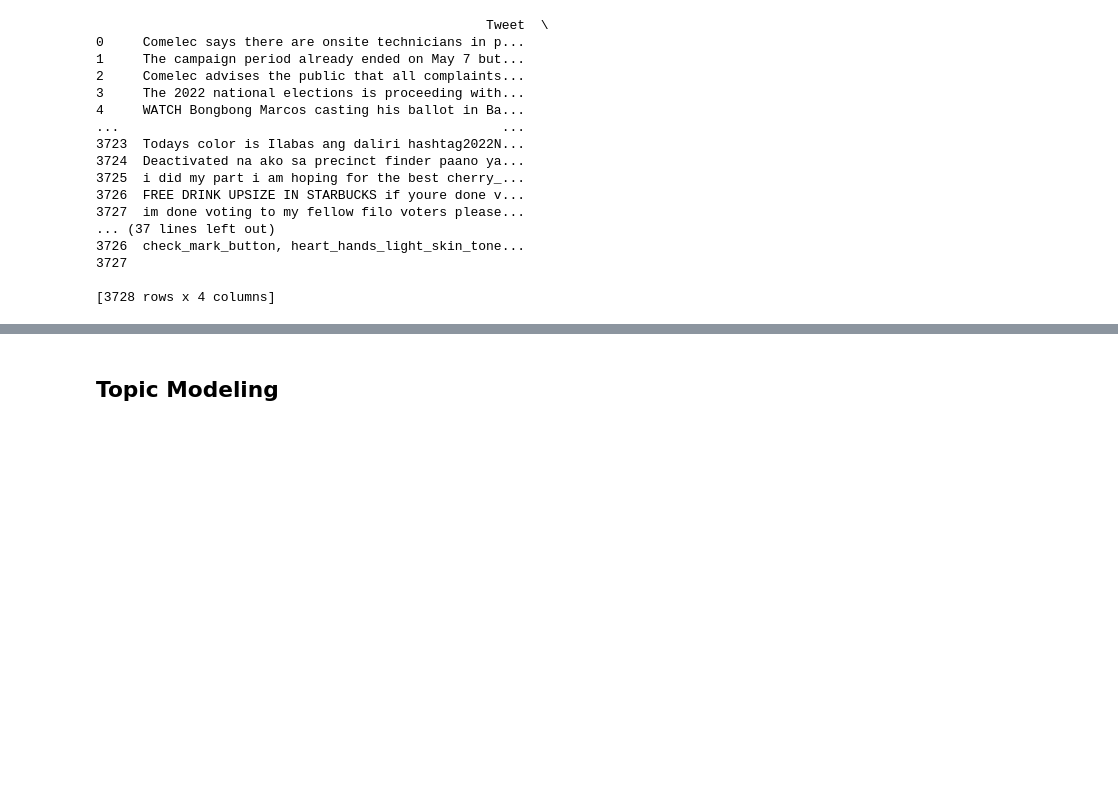
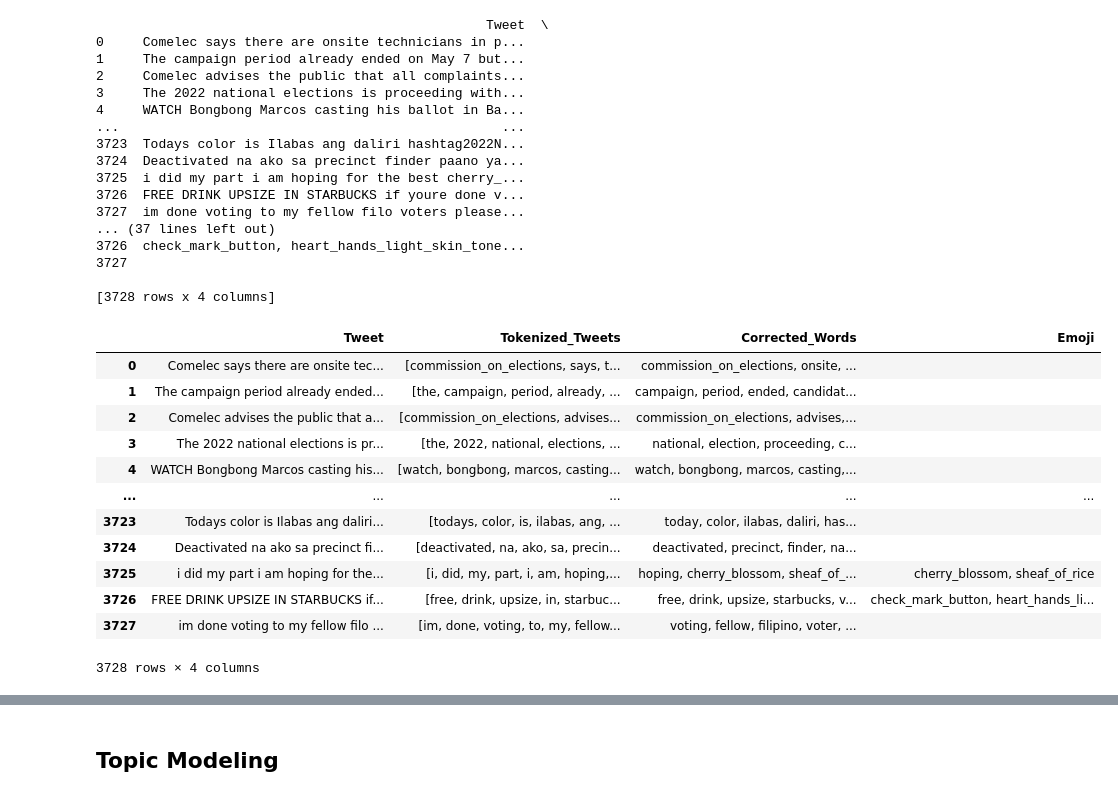
Before and after one commit to julscast/Thesis_2, a Jupyter notebook: DuringElection.ipynb, the cells around one changed output, grey strips where cells are left out. Cells and saved outputs as stored; diff of their text form; code cells hidden in the pictures; blank space fills up the shorter version.

```diff
--- a/DuringElection.ipynb
+++ b/DuringElection.ipynb
@@ -594,6 +604,24 @@ print(dataset)
 3727
 
 [3728 rows x 4 columns]
+# %%
+#Remove whitespaces from Corrected Words Column in preparation for Topic Modeling
+dataset['Corrected_Words'] = dataset['Corrected_Words'].str.strip()
+dataset
+# %% [output]
+|  | Tweet | Tokenized_Tweets | Corrected_Words | Emoji |
+| 0 | Comelec says there are onsite tec... | [commission_on_elections, says, t... | commission_on_elections, onsite, ... |  |
+| 1 | The campaign period already ended... | [the, campaign, period, already, ... | campaign, period, ended, candidat... |  |
+| 2 | Comelec advises the public that a... | [commission_on_elections, advises... | commission_on_elections, advises,... |  |
+| 3 | The 2022 national elections is pr... | [the, 2022, national, elections, ... | national, election, proceeding, c... |  |
+| 4 | WATCH Bongbong Marcos casting his... | [watch, bongbong, marcos, casting... | watch, bongbong, marcos, casting,... |  |
+| ... | ... | ... | ... | ... |
+| 3723 | Todays color is Ilabas ang daliri... | [todays, color, is, ilabas, ang, ... | today, color, ilabas, daliri, has... |  |
+| 3724 | Deactivated na ako sa precinct fi... | [deactivated, na, ako, sa, precin... | deactivated, precinct, finder, na... |  |
+| 3725 | i did my part i am hoping for the... | [i, did, my, part, i, am, hoping,... | hoping, cherry_blossom, sheaf_of_... | cherry_blossom, sheaf_of_rice |
+| 3726 | FREE DRINK UPSIZE IN STARBUCKS if... | [free, drink, upsize, in, starbuc... | free, drink, upsize, starbucks, v... | check_mark_button, heart_hands_li... |
+| 3727 | im done voting to my fellow filo ... | [im, done, voting, to, my, fellow... | voting, fellow, filipino, voter, ... |  |
+3728 rows × 4 columns
 # %%
 # The use of wordcloud to check if all steps were done correctly
 from wordcloud import WordCloud
```
Also changed, not shown: parts of 11 cells of this notebook, 5 other files.
